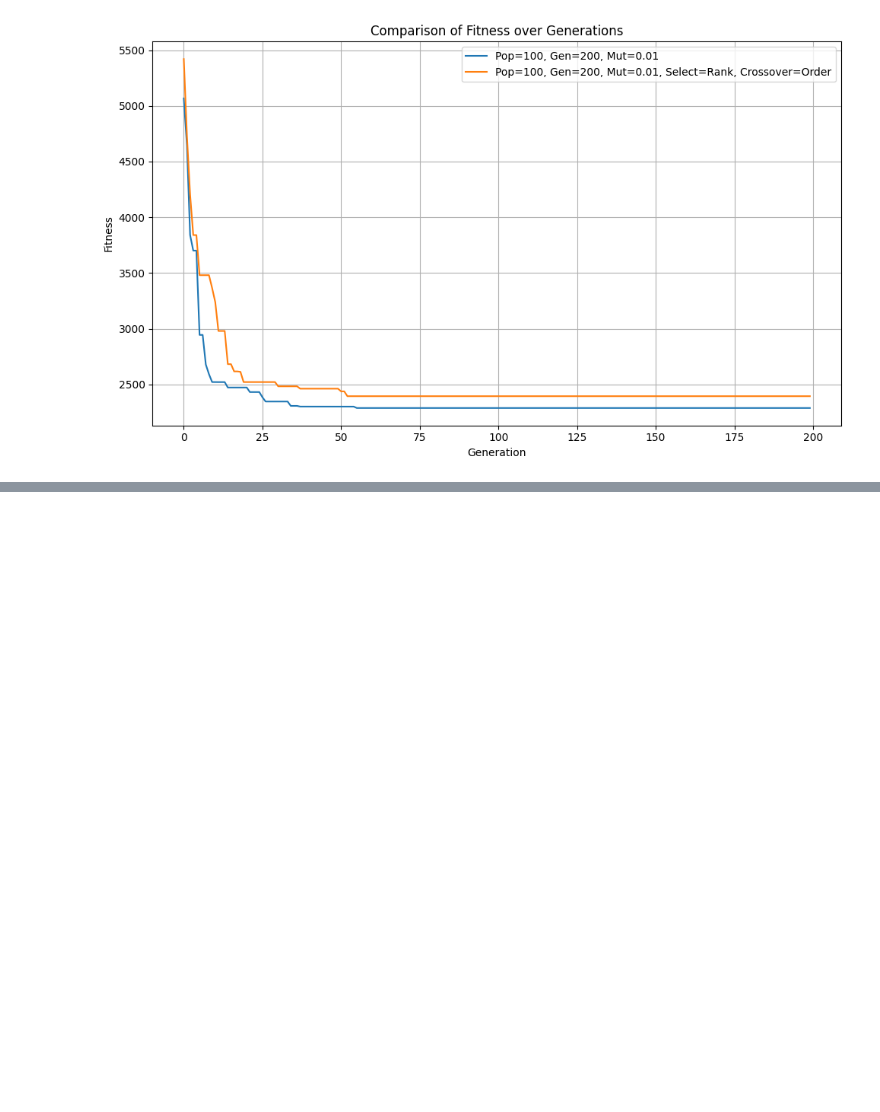
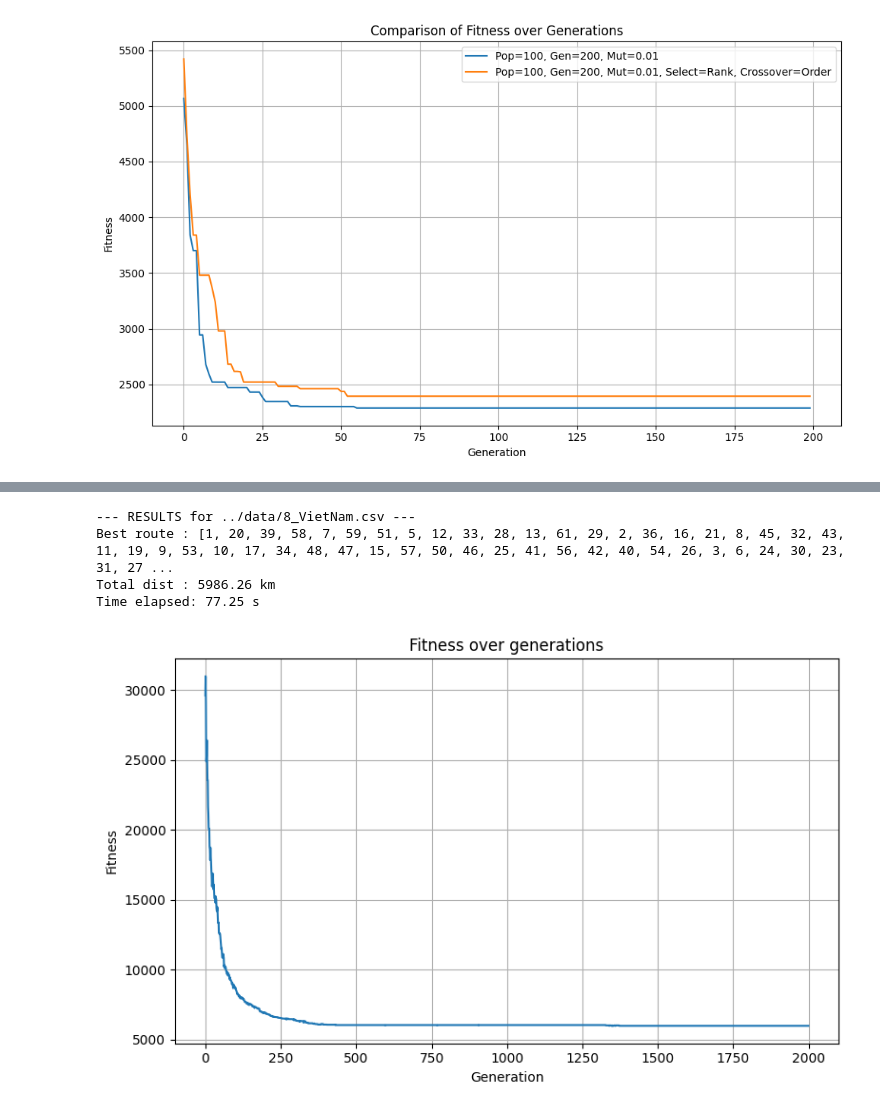
Before and after one commit to thilinnd/GA_TSP, a Jupyter notebook: src/data_optimal.ipynb, the cells around one changed output, grey strips where cells are left out. Cells and saved outputs as stored; diff of their text form; code cells hidden in the pictures; blank space fills up the shorter version.

```diff
--- a/src/data_optimal.ipynb
+++ b/src/data_optimal.ipynb
@@ -371,0 +391,13 @@ plt.show()
+# %%
+resultN33 = analyze_ga(
+    "../data/8_VietNam.csv",
+    population_size=700,
+    generations=2000,
+    mutation_rate=0.01
+)
+# %% [output]
+--- RESULTS for ../data/8_VietNam.csv ---
+Best route : [1, 20, 39, 58, 7, 59, 51, 5, 12, 33, 28, 13, 61, 29, 2, 36, 16, 21, 8, 45, 32, 43, 11, 19, 9, 53, 10, 17, 34, 48, 47, 15, 57, 50, 46, 25, 41, 56, 42, 40, 54, 26, 3, 6, 24, 30, 23, 31, 27 ...
+Total dist : 5986.26 km
+Time elapsed: 77.25 s
+[figure, added]
```
Also changed, not shown: parts of 9 cells of this notebook.
